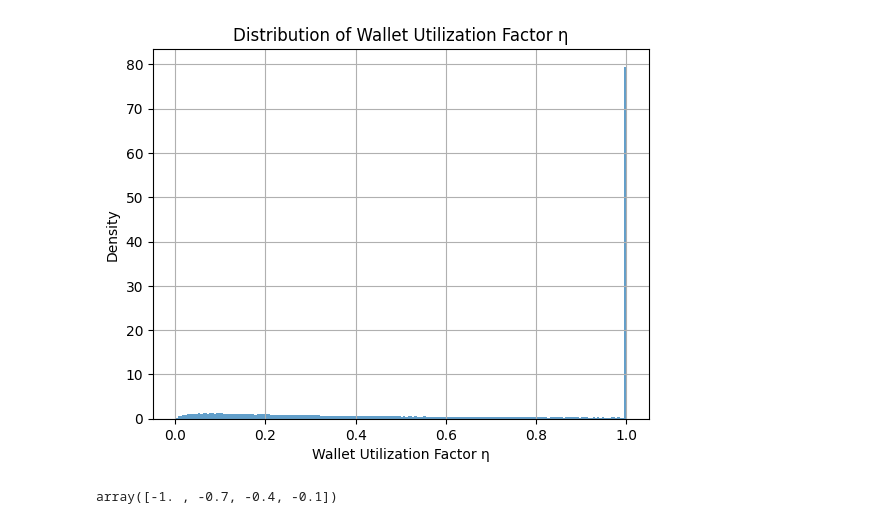
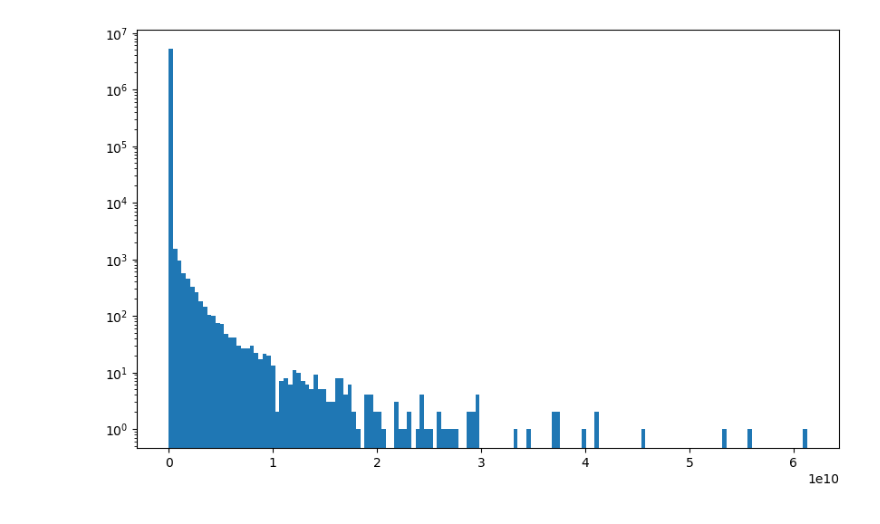
Before and after one commit to DanieleMDiNosse/ABM_Uni_v3, a Jupyter notebook: personal.ipynb, the cells around one changed output. Drawn from its saved outputs; the diff is of its cells as text; code cells hidden in the pictures.

```diff
--- a/personal.ipynb
+++ b/personal.ipynb
@@ -93,8 +1,6 @@ plt.show()
 # %%
 import pandas as pd
-import numpy as np
-%matplotlib widget
-import matplotlib.pyplot as plt
-df = pd.read_csv('/home/danielemdn/Documents/repositories/ABM_Uni_v3/data/usdc_weth_05.csv')
+
+df = pd.read_parquet('/home/danielemdn/Downloads/USDC_WETH_events.parquet')
 df
 # %% [output]
@@ -170,2 +20,3 @@ Tick Range: 1774540.0, Count: 511, Frequency: 0.0057
 # %%
-swaps = df[df['eventType'] == 'Swap']
+swaps = df[df['event'].isin(['swap_x2y', 'swap_y2x'])]
+swaps
@@ -719,30 +37,13 @@ plt.show()
-# %%
-def _draw_wallet_utilization_factor() -> float:
-    """
-    Draw η in (0, 1] controlling wallet utilization for a mint attempt.
-
-    Paper spec: Z ~ LogNormal(mint_mu, mint_sigma), η = min(1, Z).
-    """
-    z = float(np.random.lognormal(mint_mu, mint_sigma))
-    if not math.isfinite(z) or z <= 0.0:
-        return 0.0
-    return min(1.0, z)
-
-mint_mu = -0.4
-mint_sigma = 1.5
-
-samples = [_draw_wallet_utilization_factor() for _ in range(100000)]
-
-plt.figure()
-plt.hist(samples, bins=200, density=True, alpha=0.7)
-plt.xlabel('Wallet Utilization Factor η')
-plt.ylabel('Density')
-plt.title('Distribution of Wallet Utilization Factor η')
-plt.grid()
-plt.show()
-# %% [output]
-[figure, removed]
-# %%
-np.linspace(-1, -0.1, 4)
-# %% [output]
-array([-1. , -0.7, -0.4, -0.1])
+# %%
+amounts = swaps[['amount0']].abs()
+amounts = amounts[amounts>0]
+
+import matplotlib.pyplot as plt
+import numpy as np
+
+plt.figure(figsize=(10,6))
+plt.hist(amounts, bins=150)
+plt.yscale('log')
+plt.show()
+# %% [output]
+[figure, added]
```
Also changed, not shown: parts of 23 cells of this notebook, 17 other files.
